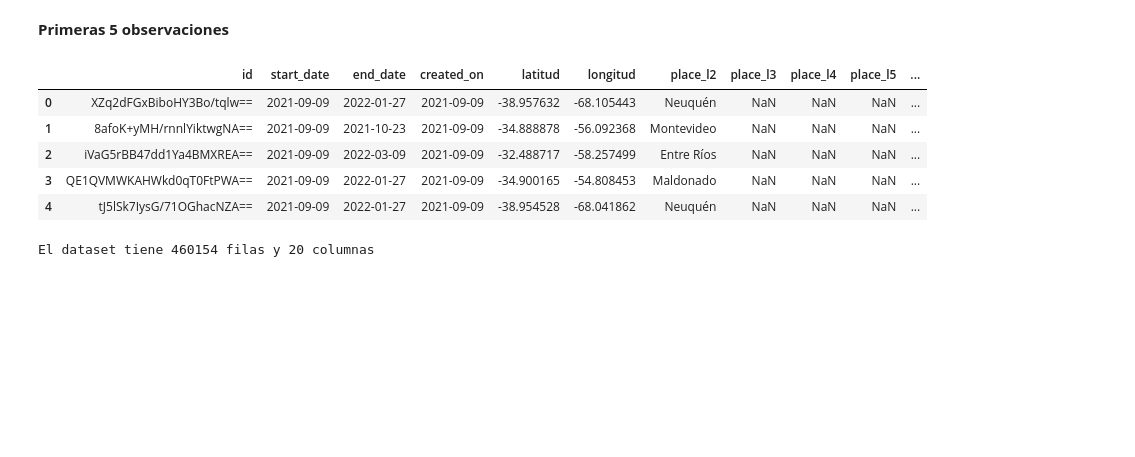
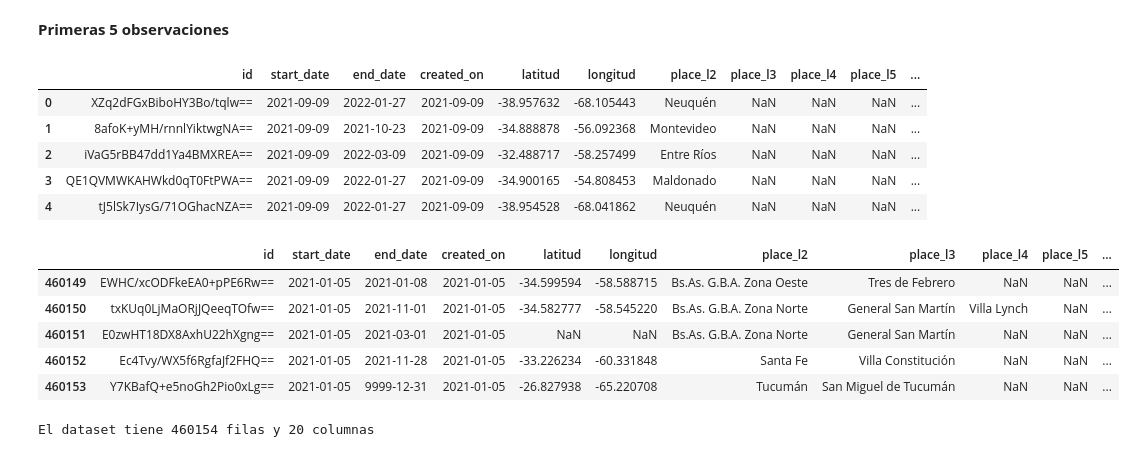
Before and after one commit to Naza26/7506R-2C2022-GRUPO01, a Jupyter notebook: 7506R_TP1_GRUPO1_ENTREGA.ipynb, the cells around one changed output. Saved outputs shown, nothing was run; the diff lists cells and outputs as text; code cells hidden in the pictures; blank space fills up the shorter version.

```diff
--- a/7506R_TP1_GRUPO1_ENTREGA.ipynb
+++ b/7506R_TP1_GRUPO1_ENTREGA.ipynb
@@ -48,6 +49,15 @@ df.head()
 | 2 | iVaG5rBB47dd1Ya4BMXREA== | 2021-09-09 | 2022-03-09 | 2021-09-09 | -32.488717 | -58.257499 | Entre Ríos | NaN | NaN | NaN | ... |
 | 3 | QE1QVMWKAHWkd0qT0FtPWA== | 2021-09-09 | 2022-01-27 | 2021-09-09 | -34.900165 | -54.808453 | Maldonado | NaN | NaN | NaN | ... |
 | 4 | tJ5lSk7IysG/71OGhacNZA== | 2021-09-09 | 2022-01-27 | 2021-09-09 | -38.954528 | -68.041862 | Neuquén | NaN | NaN | NaN | ... |
+# %%
+df.tail()
+# %% [output]
+|  | id | start_date | end_date | created_on | latitud | longitud | place_l2 | place_l3 | place_l4 | place_l5 | ... |
+| 460149 | EWHC/xcODFkeEA0+pPE6Rw== | 2021-01-05 | 2021-01-08 | 2021-01-05 | -34.599594 | -58.588715 | Bs.As. G.B.A. Zona Oeste | Tres de Febrero | NaN | NaN | ... |
+| 460150 | txKUq0LjMaORjJQeeqTOfw== | 2021-01-05 | 2021-11-01 | 2021-01-05 | -34.582777 | -58.545220 | Bs.As. G.B.A. Zona Norte | General San Martín | Villa Lynch | NaN | ... |
+| 460151 | E0zwHT18DX8AxhU22hXgng== | 2021-01-05 | 2021-03-01 | 2021-01-05 | NaN | NaN | Bs.As. G.B.A. Zona Norte | General San Martín | NaN | NaN | ... |
+| 460152 | Ec4Tvy/WX5f6RgfaJf2FHQ== | 2021-01-05 | 2021-11-28 | 2021-01-05 | -33.226234 | -60.331848 | Santa Fe | Villa Constitución | NaN | NaN | ... |
+| 460153 | Y7KBafQ+e5noGh2Pio0xLg== | 2021-01-05 | 9999-12-31 | 2021-01-05 | -26.827938 | -65.220708 | Tucumán | San Miguel de Tucumán | NaN | NaN | ... |
 # %%
 print(f"El dataset tiene {df.shape[0]} filas y {df.shape[1]} columnas")
 # %% [output]
```
Also changed, not shown: parts of 6 cells of this notebook.
